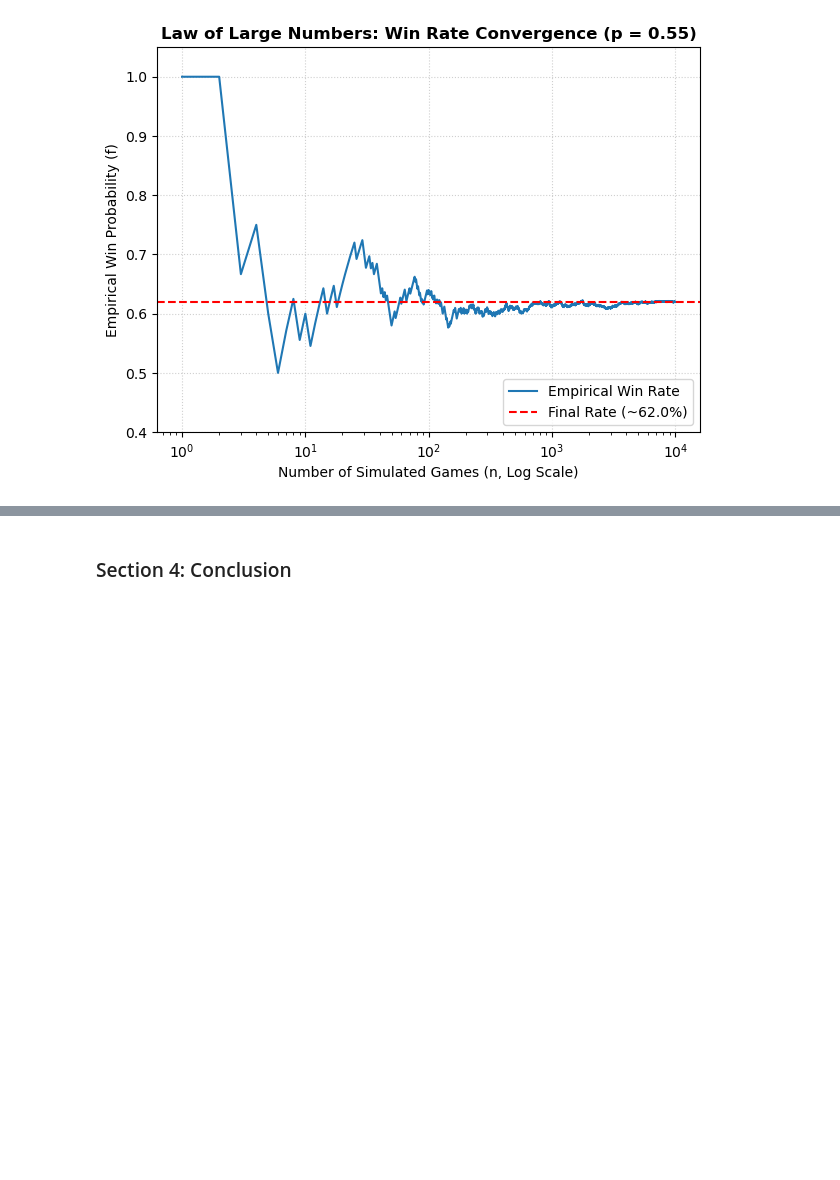
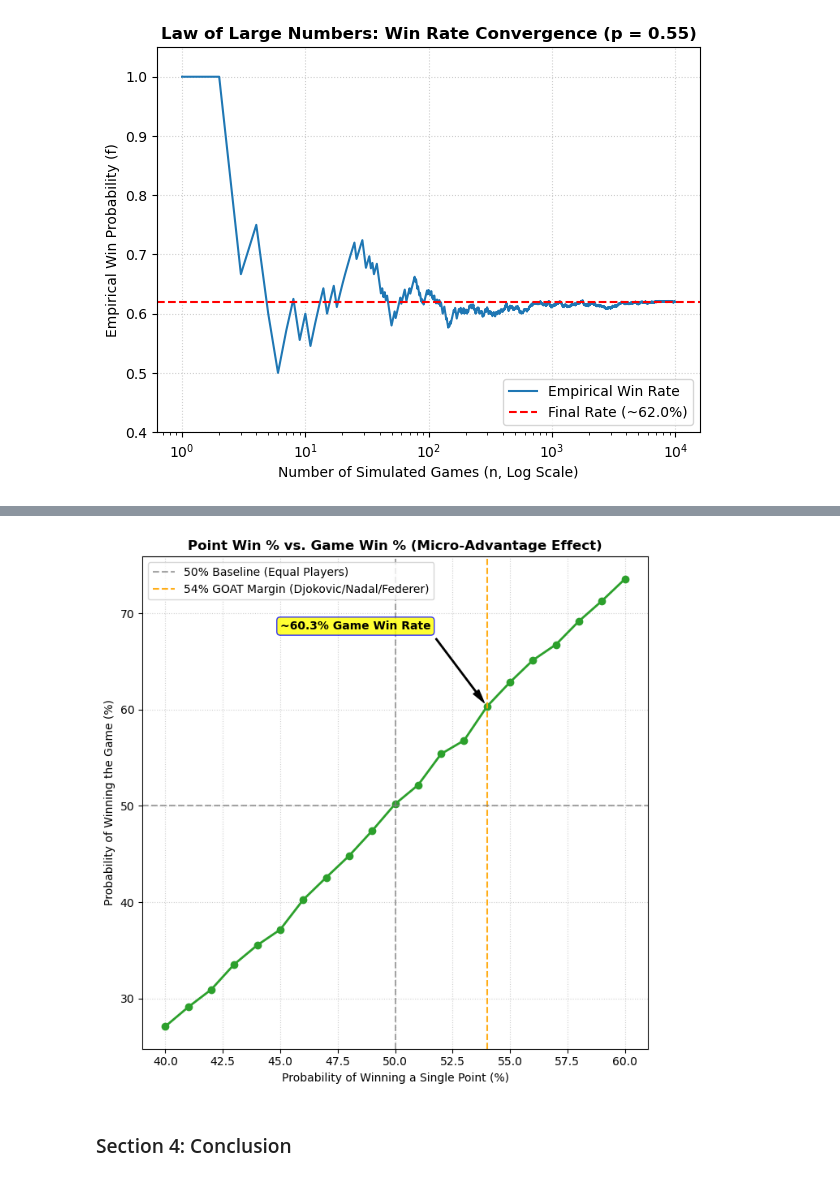
Before and after one commit to kirill2ll/Math, a Jupyter notebook: Exam/Game-Set-Math.ipynb, the cells around one changed output, grey strips where cells are left out. Cells and saved outputs as stored; diff of their text form; code cells hidden in the pictures; blank space fills up the shorter version.

Commit message:
Add micro-advantage amplification curve

```diff
--- a/Exam/Game-Set-Math.ipynb
+++ b/Exam/Game-Set-Math.ipynb
@@ -162,3 +165,37 @@ From the previous plot we see that as the number of trials ($n$) increases, the
+# %%
+fig, ax2 = plt.subplots(figsize=(7, 7))
+
+# Plot 2: Micro-Advantage Amplification Curve
+p_values = np.linspace(0.40, 0.60, 21)
+game_win_rates = []
+
+for p_val in p_values:
+    win_rate, _ = simulate_multiple_games(p_val, n_trials=10000)
+    game_win_rates.append(win_rate)
+
+ax2.plot(p_values * 100, np.array(game_win_rates) * 100, marker='o', color='#2ca02c', linewidth=2)
+ax2.axvline(x=50, color='gray', linestyle='--', alpha=0.7, label='50% Baseline (Equal Players)')
+ax2.axvline(x=54, color='orange', linestyle='--', alpha=0.9, label='54% GOAT Margin (Djokovic/Nadal/Federer)')
+ax2.axhline(y=50, color='gray', linestyle='--', alpha=0.7)
+
+# Annotate the GOAT point on the graph
+goat_game_win = game_win_rates[np.argmin(np.abs(p_values - 0.54))] * 100
+ax2.annotate(f'~{goat_game_win:.1f}% Game Win Rate',
+             xy=(54, goat_game_win),
+             xytext=(45, goat_game_win + 8),
+             arrowprops=dict(facecolor='black', shrink=0.05, width=1, headwidth=6),
+             fontsize=10, fontweight='bold', bbox=dict(boxstyle="round,pad=0.3", fc="yellow", ec="b", lw=1, alpha=0.8))
+
+ax2.set_title('Point Win % vs. Game Win % (Micro-Advantage Effect)', fontsize=12, fontweight='bold')
+ax2.set_xlabel('Probability of Winning a Single Point (%)', fontsize=10)
+ax2.set_ylabel('Probability of Winning the Game (%)', fontsize=10)
+ax2.grid(True, linestyle=':', alpha=0.6)
+ax2.legend(loc='upper left')
+
+plt.tight_layout()
+plt.show()
+# %% [output]
+[figure, added]
 # %% [markdown]
 ### Section 4: Conclusion
 # %% [markdown]
```
Also changed, not shown: parts of 2 cells of this notebook.
